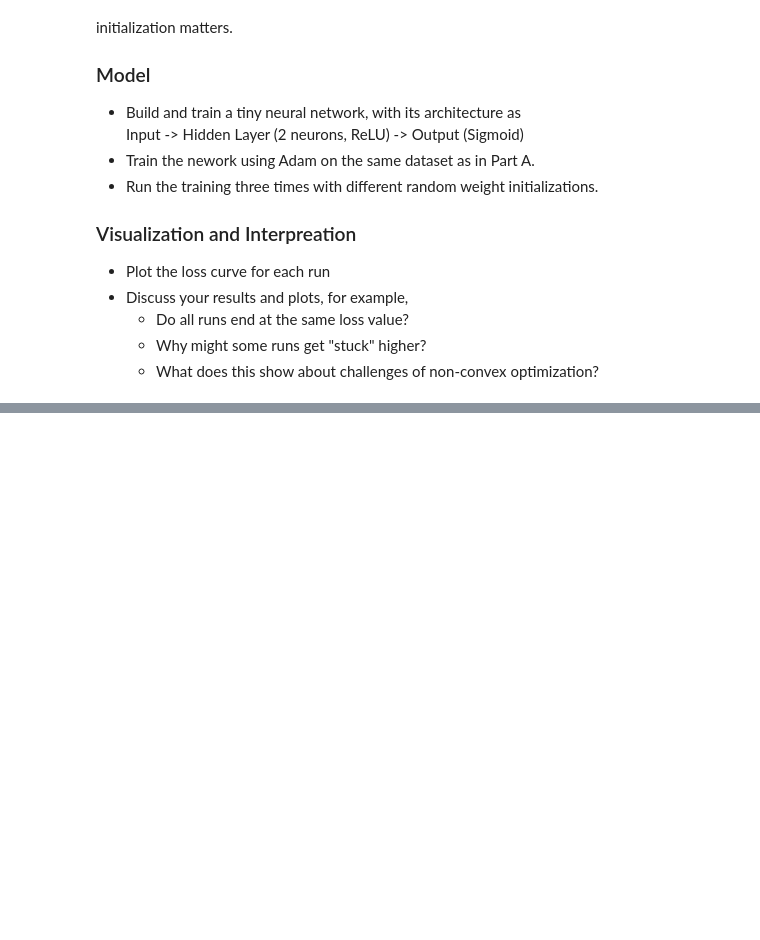
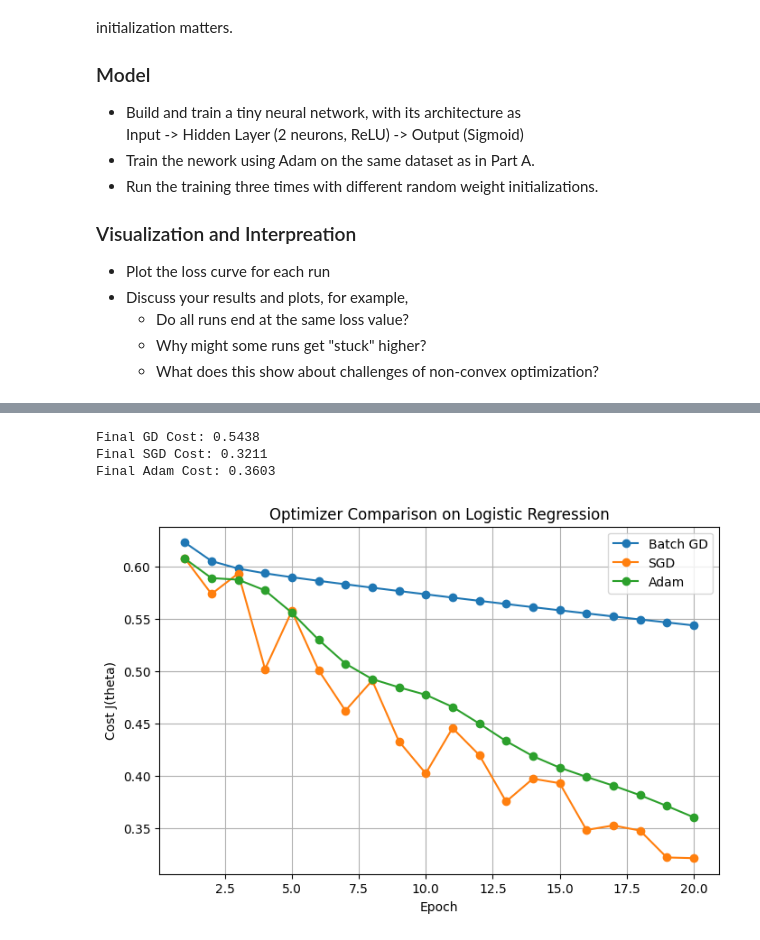
Before and after one commit to CovertRob/ai-algorithms-base, a Jupyter notebook: homework/HW3.ipynb, the cells around one changed output, grey strips where cells are left out. Drawn from its saved outputs; the diff is of its cells as text; code cells hidden in the pictures; blank space fills up the shorter version.

```diff
--- a/homework/HW3.ipynb
+++ b/homework/HW3.ipynb
@@ -113,3 +440,9 @@ You may download the dataset from either of the following sources:
 - Discuss one **real-world application** where PCA would be useful.
 # %%
 ## Your code goes here
+import numpy as np
+from tensorflow.keras.datasets import mnist
+
+# x_train are the 28x28 pixel images, y_train are the labels
+# We don't need to load the x_test or y_test Numpy arrays
+(x_train, y_train), _ = mnist.load_data()
@@ -193,0 +822,74 @@ Input -> Hidden Layer (2 neurons, ReLU) -> Output (Sigmoid)
+# %%
+# Part B
+
+def stochastic_gradient_descent_logistic(X_b, y, theta_init, eta, epochs, seed=42):
+    theta = theta_init.copy()
+    cost_history = []
+    rng = np.random.default_rng(seed)
+
+    for epoch in range(epochs):
+        shuffled_indices = rng.permutation(len(y))
+        for idx in shuffled_indices:
+            xi = X_b[idx:idx + 1]
+            yi = y[idx:idx + 1]
+
+            # Same logistic-loss idea as Part A, but now update after one sample.
+            z = xi.dot(theta)
+            h = sigmoid(z)
+            grad = xi.T.dot(h - yi)
+            theta -= eta * grad
+
+        cost_history.append(compute_cost(X_b, y, theta))
+
+    return theta, cost_history
+
+# Beta1 for moving avg of grad, beta2 for moving avg of squared grad
+def adam_logistic(X_b, y, theta_init, eta, epochs, beta1=0.9, beta2=0.999, eps=1e-8):
+    theta = theta_init.copy()
+    m_t = np.zeros_like(theta)
+    v_t = np.zeros_like(theta)
+    cost_history = []
+
+    for t in range(1, epochs + 1):
+        grad = compute_gradient(X_b, y, theta)
+
+        # Adam keeps moving averages of the gradient and squared gradient.
+        m_t = beta1 * m_t + (1 - beta1) * grad
+        v_t = beta2 * v_t + (1 - beta2) * (grad ** 2)
+
+        m_hat = m_t / (1 - beta1 ** t)
+        v_hat = v_t / (1 - beta2 ** t)
+
+        theta -= eta * m_hat / (np.sqrt(v_hat) + eps)
+        cost_history.append(compute_cost(X_b, y, theta))
+
+    return theta, cost_history
+
+
+epochs = 20
+eta_part_b = 0.1
+
+# For batch gd from part A, one full dataset update is one epoch here.
+gd_theta, gd_cost_history = batch_gradient_descent(X_b, y, theta_init, eta_part_b, epochs)
+sgd_theta, sgd_cost_history = stochastic_gradient_descent_logistic(X_b, y, theta_init, eta_part_b, epochs)
+adam_theta, adam_cost_history = adam_logistic(X_b, y, theta_init, eta_part_b, epochs)
+
+print('Final GD Cost:', round(gd_cost_history[-1], 4))
+print('Final SGD Cost:', round(sgd_cost_history[-1], 4))
+print('Final Adam Cost:', round(adam_cost_history[-1], 4))
+
+plt.figure(figsize=(8, 5))
+plt.plot(range(1, epochs + 1), gd_cost_history, marker='o', label='Batch GD')
+plt.plot(range(1, epochs + 1), sgd_cost_history, marker='o', label='SGD')
+plt.plot(range(1, epochs + 1), adam_cost_history, marker='o', label='Adam')
+plt.xlabel('Epoch')
+plt.ylabel('Cost J(theta)')
+plt.title('Optimizer Comparison on Logistic Regression')
+plt.legend()
+plt.grid(True)
+plt.show()
+# %% [output]
+Final GD Cost: 0.5438
+Final SGD Cost: 0.3211
+Final Adam Cost: 0.3603
+[figure, added]
```
Also changed, not shown: parts of 24 cells of this notebook, 18 other files.
